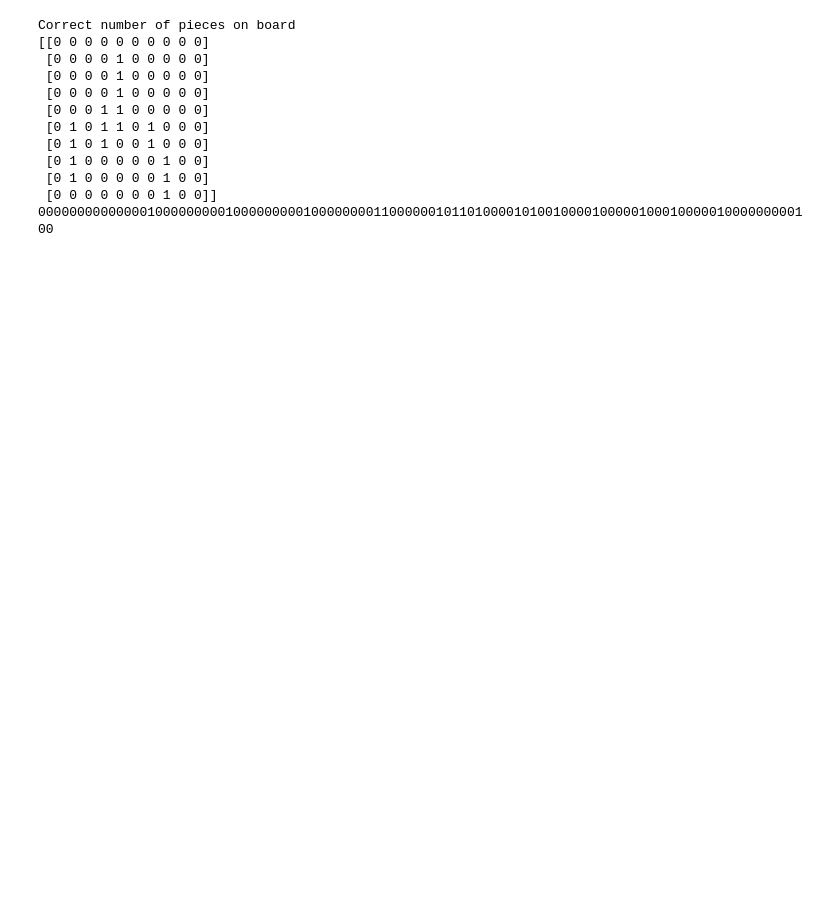
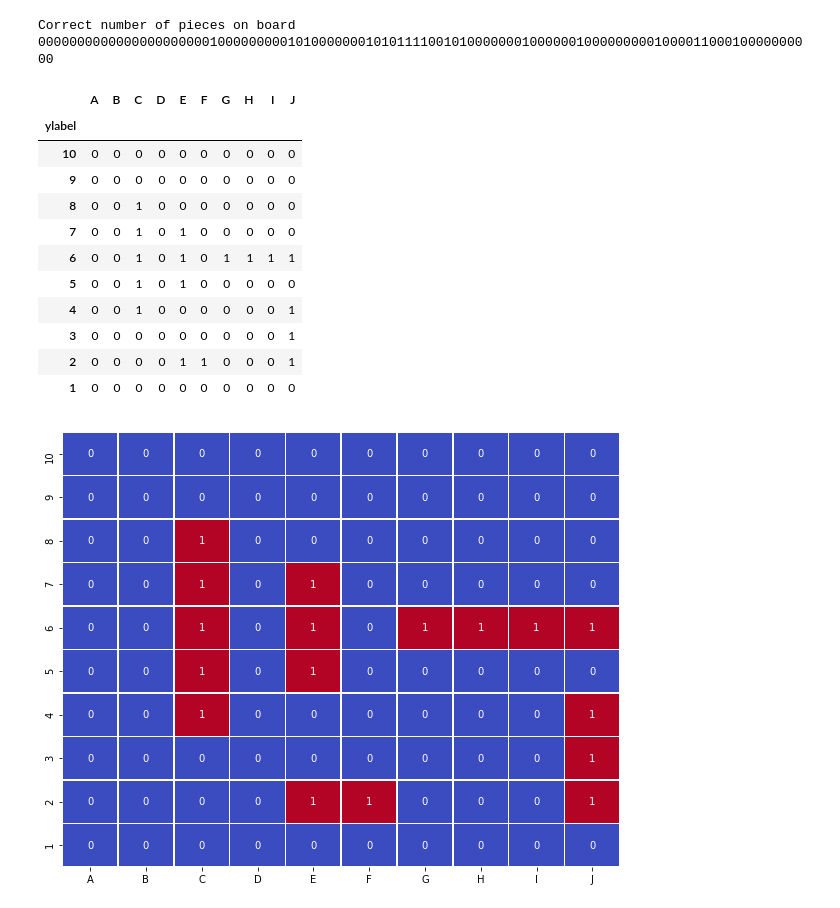
Before and after one commit to acdick/understanding_genetic_algorithms, a Jupyter notebook: Source/evolution_sank_my_battleship.ipynb, the cells around one changed output. Saved outputs shown, nothing was run; the diff lists cells and outputs as text; code cells hidden in the pictures; blank space fills up the shorter version.

```diff
--- a/Source/evolution_sank_my_battleship.ipynb
+++ b/Source/evolution_sank_my_battleship.ipynb
@@ -7,25 +9,38 @@ import numpy as np
-# %%
-#create a new board and solution
-board, solution = ship.new_board()
-
-# print the board
-print(board)
-
-# print the genetic solution
-print(solution)
-# %% [output]
-Correct number of pieces on board
-[[0 0 0 0 0 0 0 0 0 0]
- [0 0 0 0 1 0 0 0 0 0]
- [0 0 0 0 1 0 0 0 0 0]
- [0 0 0 0 1 0 0 0 0 0]
- [0 0 0 1 1 0 0 0 0 0]
- [0 1 0 1 1 0 1 0 0 0]
- [0 1 0 1 0 0 1 0 0 0]
- [0 1 0 0 0 0 0 1 0 0]
- [0 1 0 0 0 0 0 1 0 0]
- [0 0 0 0 0 0 0 1 0 0]]
-0000000000000010000000001000000000100000000110000001011010000101001000010000010001000001000000000100
+# %%
+#create a new board and solution
+board, solution = ship.new_board()
+
+# print the genetic solution
+print(solution)
+
+# add the board to a dataframe for plotting
+df = pd.DataFrame(board, columns=['A','B','C','D','E','F','G','H','I','J',])
+df['ylabel'] = range(10,0,-1)
+df = df.set_index('ylabel')
+
+# print the board using a heatmap
+fig, ax = plt.subplots(1, 1, figsize = (10, 8))
+sns.heatmap(df, cmap='coolwarm', linewidths=0.5, annot=True, fmt='d', cbar=False)
+ax.set_ylabel('')
+ax.set_xlabel('')
+
+df
+# %% [output]
+Correct number of pieces on board
+0000000000000000000000100000000010100000001010111100101000000010000001000000000100001100010000000000
+|  | A | B | C | D | E | F | G | H | I | J |
+| ylabel |  |  |  |  |  |  |  |  |  |  |
+| 10 | 0 | 0 | 0 | 0 | 0 | 0 | 0 | 0 | 0 | 0 |
+| 9 | 0 | 0 | 0 | 0 | 0 | 0 | 0 | 0 | 0 | 0 |
+| 8 | 0 | 0 | 1 | 0 | 0 | 0 | 0 | 0 | 0 | 0 |
+| 7 | 0 | 0 | 1 | 0 | 1 | 0 | 0 | 0 | 0 | 0 |
+| 6 | 0 | 0 | 1 | 0 | 1 | 0 | 1 | 1 | 1 | 1 |
+| 5 | 0 | 0 | 1 | 0 | 1 | 0 | 0 | 0 | 0 | 0 |
+| 4 | 0 | 0 | 1 | 0 | 0 | 0 | 0 | 0 | 0 | 1 |
+| 3 | 0 | 0 | 0 | 0 | 0 | 0 | 0 | 0 | 0 | 1 |
+| 2 | 0 | 0 | 0 | 0 | 1 | 1 | 0 | 0 | 0 | 1 |
+| 1 | 0 | 0 | 0 | 0 | 0 | 0 | 0 | 0 | 0 | 0 |
+[figure, added]
 # %%
 # initialize the first random generation
 generation_size = 20
```
Also changed, not shown: parts of 7 cells of this notebook, 2 other files.
